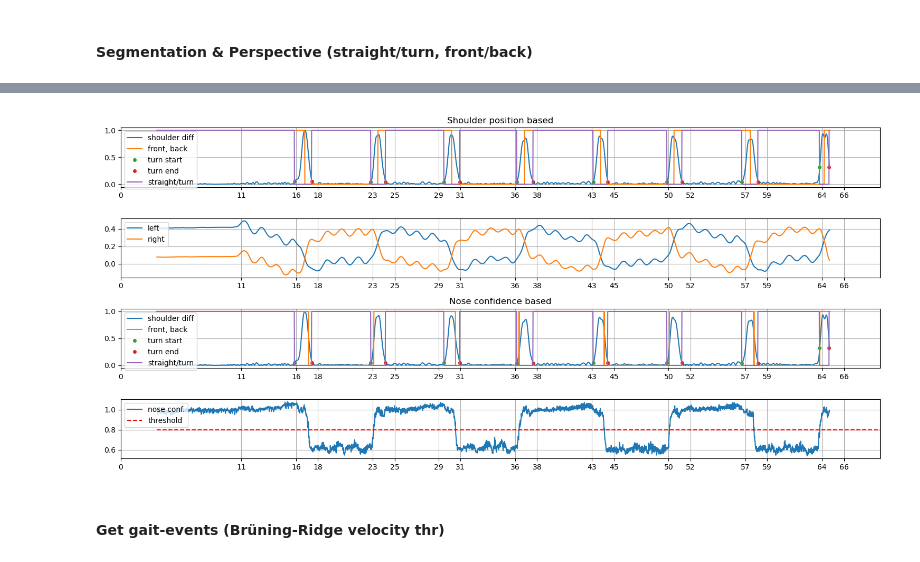
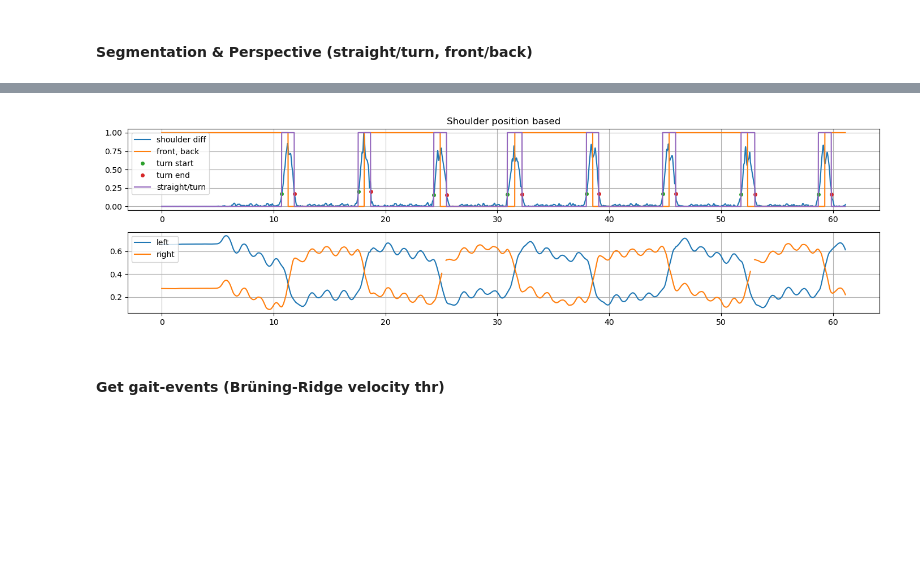
Before and after one commit to MateUnger/StereoVision, a Jupyter notebook: pipeline.ipynb, the cells around one changed output, grey strips where cells are left out. Cells and saved outputs as stored; diff of their text form; code cells hidden in the pictures; blank space fills up the shorter version.

```diff
--- a/pipeline.ipynb
+++ b/pipeline.ipynb
@@ -679,3 +661,13 @@ with keys and shapes:
  'keypoints_3d_filtered:    (26, 3, 3908)',
  'R:    (3, 3)',
  't:    (3, 1)']
+# %%
+# load QUALISYS data
+file_path = "stereo_videos\\validation_test\\qualisys_mate_walking.npz"
+data = np.load(file_path, allow_pickle=True)
+qualisys_data = data['pose_data']/1000
+qualisys_labels = data['kpt_labels'].tolist()
+print(f"Qualisys data keys: {list(data.keys())}")
+print(f"Qualisys data shape: {qualisys_data.shape}")
+
+qualisys_data = filter_data(qualisys_data,100,"lowpass",[7],4,gait_analysis_properties['max_gap'])
@@ -721,6 +696,11 @@ turn back
 # %%
-data = loaded_data["keypoints_3d_filtered"]
+# data = loaded_data["keypoints_3d_filtered"]
+# fs = 60
 
+
+data = qualisys_data
+fs = 100
+kpt_labels = qualisys_labels
 ## straight vs turning detection -----------------------------------------------------------------------------------------
 # get the y coord of shoulders (for qualisys x-y plane is horizontal, y coord was forwards/backwards movement)
 shift = 225
@@ -739,78 +719,78 @@ if np.any(np.isnan(shoulder_diff)):
     )
 
 # min distance from peak to peak (2 seconds of straight movement) in samples
-min_peak_distance = 2 * 60
+min_peak_distance = 2 * fs
 
 peaks, peak_properties = find_peaks(shoulder_diff, height=0.3, distance=min_peak_distance)
 widths, width_heights, left_ips, right_ips = peak_widths(
-    x=shoulder_diff, peaks=peaks, rel_height=0.95
+    x=shoulder_diff, peaks=peaks, rel_height=0.8
 )
 
 # create mask to indicate straight walking segments (straight=1, turn=0)
-valid_segments = np.ones_like(shoulder_R)
+turn_mask = np.zeros_like(shoulder_R)
 for left_base_idx, right_base_idx in zip((left_ips).astype(int), right_ips.astype(int)):
     turn_segment_length = right_base_idx - left_base_idx
-    valid_segments[left_base_idx:right_base_idx] = 0
+    turn_mask[left_base_idx:right_base_idx] = 1
 
 
 ## perspective  detection -------------------------------------------------------------------------------------------------
 
-# confidence value of a non-symmetrical keypoint (eg nose)
-nose_confidence = loaded_data["confidence_2d"][shift:, kpt_labels.index("nose")]
-nose_confidence_thr = 0.8
-perspective_nose = np.where(nose_confidence > nose_confidence_thr, 1, 0)
+# # confidence value of a non-symmetrical keypoint (eg nose)
+# nose_confidence = loaded_data["confidence_2d"][shift:, kpt_labels.index("nose")]
+# nose_confidence_thr = 0.8
+# perspective_nose = np.where(nose_confidence > nose_confidence_thr, 1, 0)
 
 # shoulder based direction
 perspective_shoulder = np.where(shoulder_L > shoulder_R, 1, 0)
 
-#TODO: combine perspective and segmentation mask
+#TODO: combine perspective and segmentation mask?
 
 
 ## PLOTTING ----------------------------------------------------------------------------------------------------------------
 
-tS = np.linspace(0, len(shoulder_R) / 60, len(shoulder_R))
+tS = np.linspace(0, len(shoulder_R) / fs, len(shoulder_R))
 xticks = np.array(
     [0, 11, 16, 18, 23, 25, 29, 31, 36, 38, 43, 45, 50, 52, 57, 59, 64, 66]
 )  # manual annotation
 
 plt.close("all")
-fig, axs = plt.subplots(4, 1, figsize=(15, 7))
+fig, axs = plt.subplots(2, 1, figsize=(14, 4))
 
 
 axs[0].plot(tS[1:], shoulder_diff, label="shoulder diff")
 axs[0].plot(tS, perspective_shoulder, label="front, back")
-axs[0].plot(left_ips / 60, width_heights, "o", label="turn start", markersize=4)
-axs[0].plot(right_ips / 60, width_heights, "o", label="turn end", markersize=4)
-axs[0].plot(tS, valid_segments, label="straight/turn")
+axs[0].plot(left_ips / fs, width_heights, "o", label="turn start", markersize=4)
+axs[0].plot(right_ips / fs, width_heights, "o", label="turn end", markersize=4)
+axs[0].plot(tS, turn_mask, label="straight/turn")
 
 axs[1].plot(tS, shoulder_L, label="left")
 axs[1].plot(tS, shoulder_R, label="right")
 
 
-axs[2].plot(tS[1:], shoulder_diff, label="shoulder diff")
-axs[2].plot(tS, perspective_nose, label="front, back")
-axs[2].plot(left_ips / 60, width_heights, "o", label="turn start", markersize=4)
-axs[2].plot(right_ips / 60, width_heights, "o", label="turn end", markersize=4)
-axs[2].plot(tS, valid_segments, label="straight/turn")
+# axs[2].plot(tS[1:], shoulder_diff, label="shoulder diff")
+# # axs[2].plot(tS, perspective_nose, label="front, back")
+# axs[2].plot(left_ips / 60, width_heights, "o", label="turn start", markersize=4)
+# axs[2].plot(right_ips / 60, width_heights, "o", label="turn end", markersize=4)
+# axs[2].plot(tS, valid_segments, label="straight/turn")
 
-axs[3].plot(tS, nose_confidence, label="nose conf.")
-axs[3].hlines(
-    y=0.8, xmin=0, xmax=len(nose_confidence), colors="r", linestyles="--", label="threshold"
-)
+# axs[3].plot(tS, nose_confidence, label="nose conf.")
+# axs[3].hlines(
+#     y=0.8, xmin=0, xmax=len(nose_confidence), colors="r", linestyles="--", label="threshold"
+# )
 
 
 axs[0].set_title("Shoulder position based")
-axs[2].set_title("Nose confidence based")
+# axs[2].set_title("Nose confidence based")
 
 for ax in axs:
-    ax.set_xlim([min(xticks), max(xticks)])
-    ax.set_xticks(xticks - 3.3, xticks)
+    # ax.set_xlim([min(xticks), max(xticks)])
+    # ax.set_xticks(xticks - 3.3, xticks)
     ax.legend(loc="upper left")
     ax.grid()
 
 plt.tight_layout()
 # %% [output]
-[figure, old version]
+[figure, new version]
 # %% [markdown]
 #### Get gait-events (Brüning-Ridge velocity thr)
 # %%
```
Also changed, not shown: parts of 16 cells of this notebook, 2 other files.
